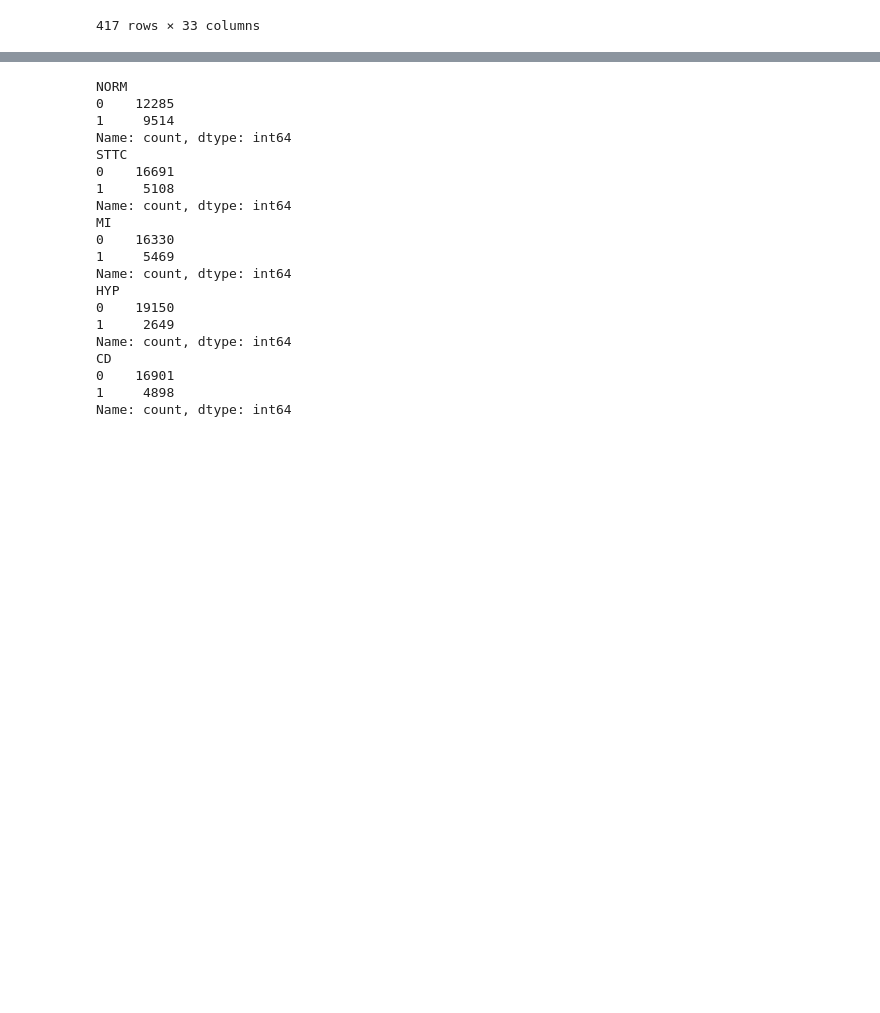
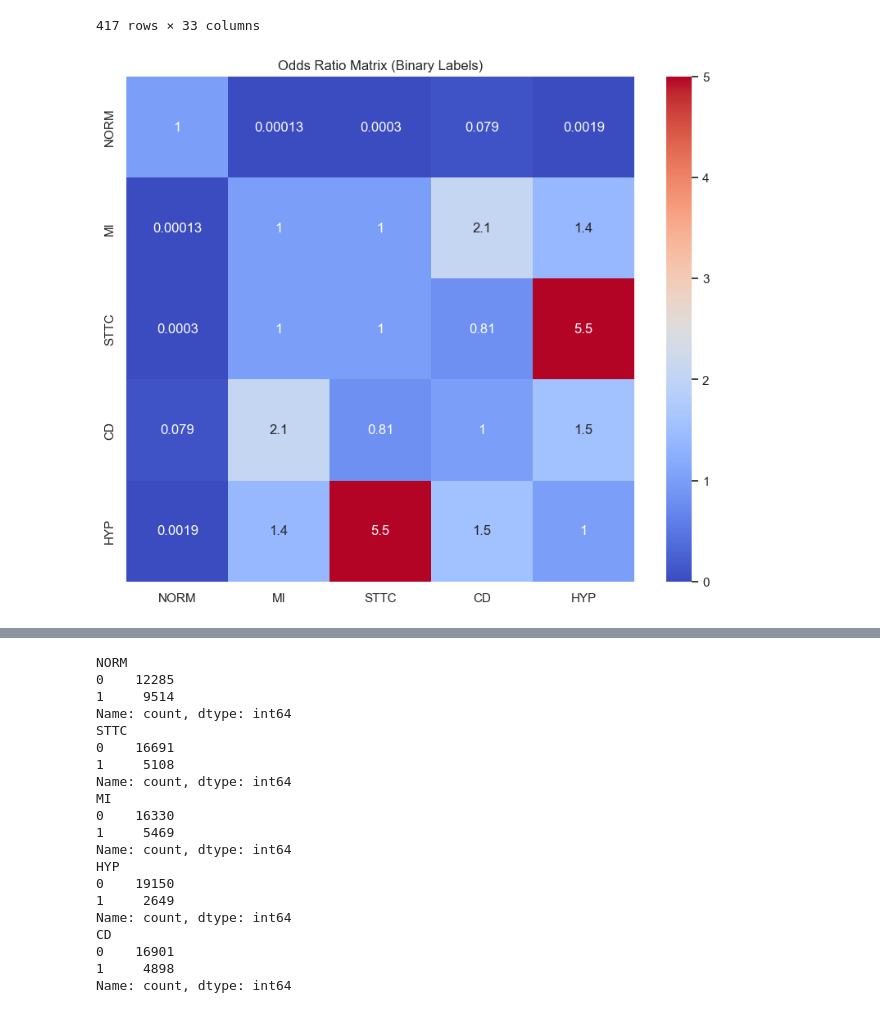
Before and after one commit to iNESlab/CVDclassification-based-on-ECG-signals, a Jupyter notebook: ver5_journal/pre_processing.ipynb, the cells around one changed output, grey strips where cells are left out. Saved outputs shown, nothing was run; the diff lists cells and outputs as text; code cells hidden in the pictures; blank space fills up the shorter version.

```diff
--- a/ver5_journal/pre_processing.ipynb
+++ b/ver5_journal/pre_processing.ipynb
@@ -106,3 +106,31 @@ co_occurrence_cases
 | 21782 | 21821 | 8382.0 | 53.0 | 1 | NaN | NaN | 1.0 | 2.0 | AT-60 3 | 2001-03-05 12:31:07 | ... |
 | 21790 | 21829 | 14508.0 | 69.0 | 1 | NaN | NaN | 1.0 | 2.0 | AT-60 3 | 2001-05-22 19:05:34 | ... |
 417 rows × 33 columns
+# %%
+from scipy.stats import fisher_exact
+
+label_columns = ['NORM', 'MI', 'STTC', 'CD', 'HYP']
+
+# 오즈 비율 저장할 딕셔너리
+odds_ratio_matrix = pd.DataFrame(index=label_columns, columns=label_columns)
+
+for col1 in label_columns:
+    for col2 in label_columns:
+        if col1 != col2:
+            # 2x2 교차표 생성
+            contingency_table = pd.crosstab(final_data[col1], final_data[col2])
+            # 피셔의 정확 검정을 사용해 OR 계산
+            OR, _ = fisher_exact(contingency_table)
+            odds_ratio_matrix.loc[col1, col2] = OR
+            odds_ratio_matrix.loc[col2, col1] = OR  # 대칭 행렬
+
+# NaN을 1로 채움 (자기 자신과의 비교)
+odds_ratio_matrix.fillna(1, inplace=True)
+
+# 오즈 비율 시각화
+plt.figure(figsize=(10, 8))
+sns.heatmap(odds_ratio_matrix.astype(float), annot=True, cmap='coolwarm', vmin=0, vmax=5)
+plt.title("Odds Ratio Matrix (Binary Labels)")
+plt.show()
+# %% [output]
+[figure, added]
```
Also changed, not shown: parts of 4 cells of this notebook, 3 other files.
